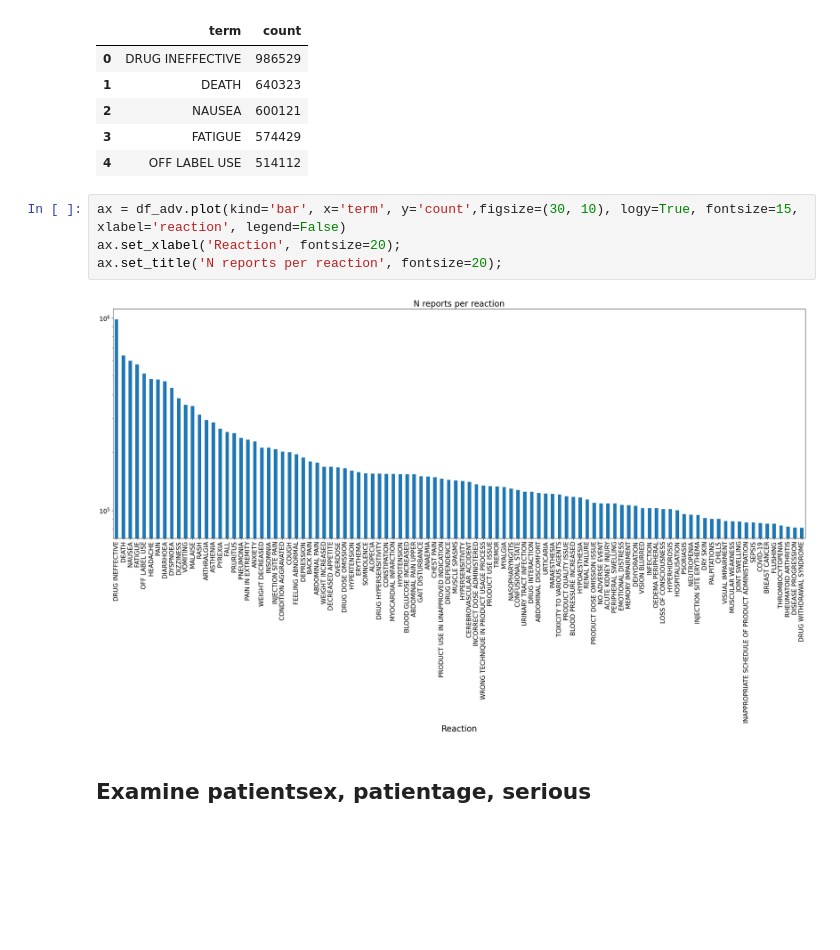
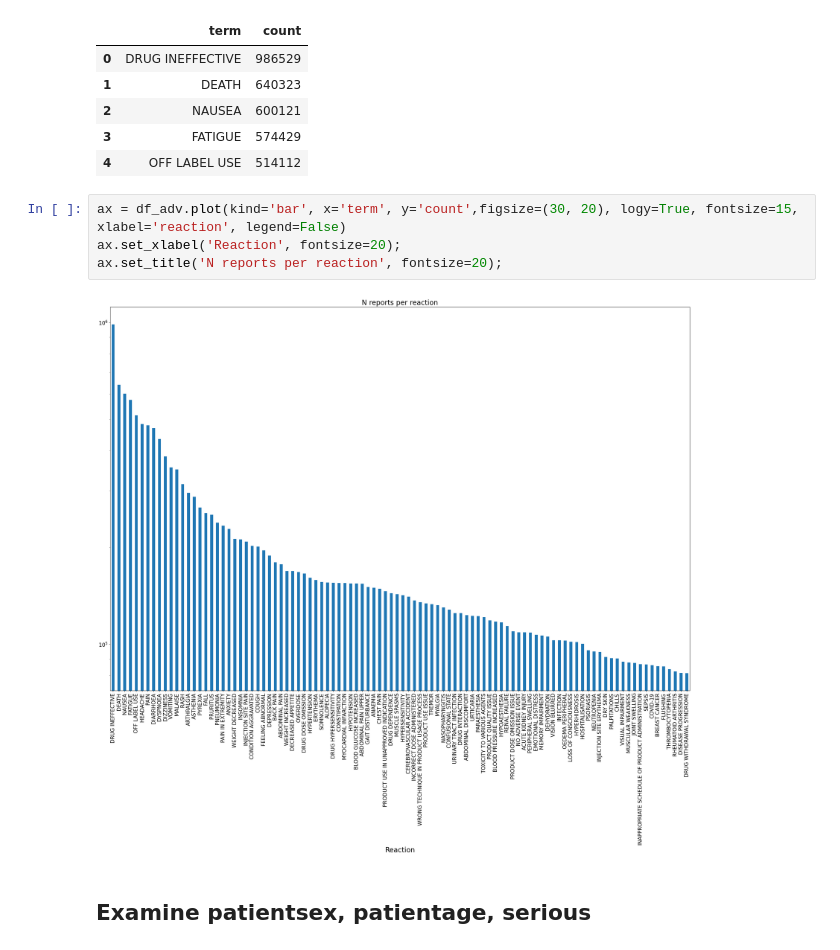
Before and after one commit to mmkekic/openfda_exploration, a Jupyter notebook: Basic_EDA.ipynb, the cells around one changed output. Drawn from its saved outputs; the diff is of its cells as text; blank space fills up the shorter version.

```diff
--- a/Basic_EDA.ipynb
+++ b/Basic_EDA.ipynb
@@ -118,11 +112,11 @@ df_adv.head()
 | 3 | FATIGUE | 574429 |
 | 4 | OFF LABEL USE | 514112 |
 # %%
-ax = df_adv.plot(kind='bar', x='term', y='count',figsize=(30, 10), logy=True, fontsize=15, xlabel='reaction', legend=False)
+ax = df_adv.plot(kind='bar', x='term', y='count',figsize=(30, 20), logy=True, fontsize=15, xlabel='reaction', legend=False)
 ax.set_xlabel('Reaction', fontsize=20);
 ax.set_title('N reports per reaction', fontsize=20);
 # %% [output]
-[figure, old version]
+[figure, new version]
 # %% [markdown]
 ## Examine patientsex, patientage, serious
 # %%
```
Also changed, not shown: parts of 8 cells of this notebook, 1 other file.
